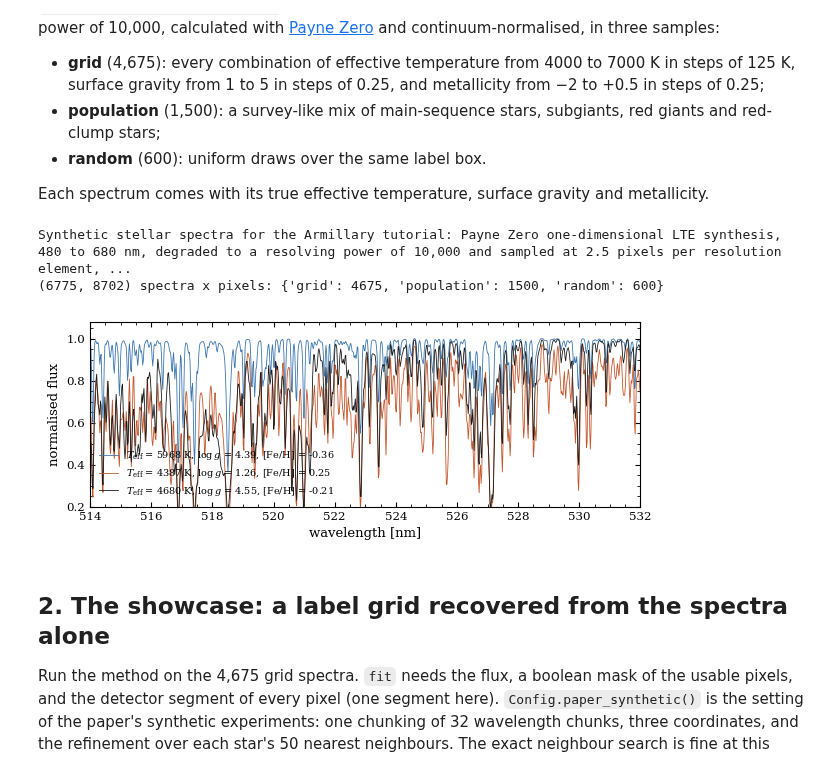
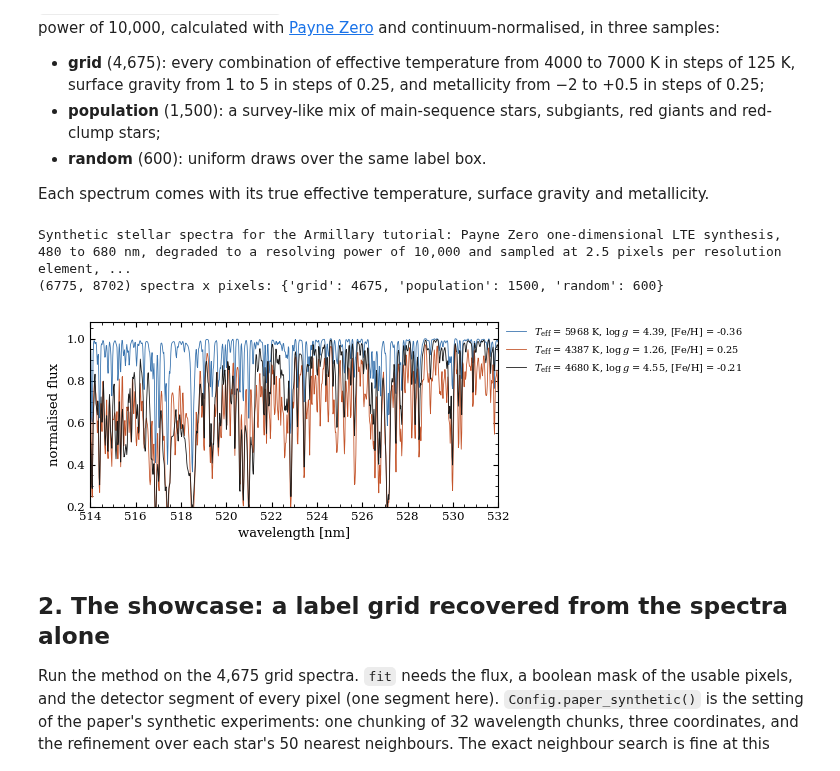
Before and after one commit to tingyuansen/armillary, a Jupyter notebook: armillary_tutorial.ipynb, the cells around one changed output. Drawn from its saved outputs; the diff is of its cells as text; code cells hidden in the pictures.

Commit message:
Tutorial: the paper's schematic as a figure, legend outside the axes; the figure helpers trimmed
Co-Authored-By: Claude Opus 5 <noreply@anthropic.com>

```diff
--- a/armillary_tutorial.ipynb
+++ b/armillary_tutorial.ipynb
@@ -35,17 +35,18 @@ Each spectrum comes with its true effective temperature, surface gravity and met
 # %%
 z = np.load("examples/synthetic_spectra.npz")
 flux = z["flux"].astype(np.float32); wl = z["wavelength_nm"]; labels = z["labels"].astype(float); sample = z["sample"]
 print(str(z["readme"]))
 print(flux.shape, "spectra x pixels:", {s: int((sample == s).sum()) for s in ("grid", "population", "random")})
 
 fig, ax = plt.subplots(figsize=(tf.fs.FULL_WIDTH, 2.4))
 for i, c in zip(np.where(sample == "population")[0][[0, 300, 900]], [tf.fs.BLUE, tf.fs.ORANGE, tf.fs.INK]):
     ax.plot(wl, flux[i], lw=0.6, color=c, label=rf"$T_{{\rm eff}}$ = {labels[i,0]:.0f} K, $\log g$ = {labels[i,1]:.2f}, [Fe/H] = {labels[i,2]:.2f}")
-ax.set_xlim(514, 532); ax.set_ylim(0.2, 1.08); ax.set_xlabel("wavelength [nm]"); ax.set_ylabel("normalised flux"); ax.legend(fontsize=7, loc="lower left"); plt.show()
+ax.set_xlim(514, 532); ax.set_ylim(0.2, 1.08); ax.set_xlabel("wavelength [nm]"); ax.set_ylabel("normalised flux")
+ax.legend(fontsize=7, loc="upper left", bbox_to_anchor=(1.01, 1.0), borderaxespad=0); fig.subplots_adjust(right=0.7); plt.show()
 # %% [output]
 Synthetic stellar spectra for the Armillary tutorial: Payne Zero one-dimensional LTE synthesis, 480 to 680 nm, degraded to a resolving power of 10,000 and sampled at 2.5 pixels per resolution element, ...
 (6775, 8702) spectra x pixels: {'grid': 4675, 'population': 1500, 'random': 600}
-[figure, old version]
+[figure, new version]
 # %% [markdown]
 ## 2. The showcase: a label grid recovered from the spectra alone
 
```
Also changed, not shown: parts of 3 cells of this notebook, 2 other files.
